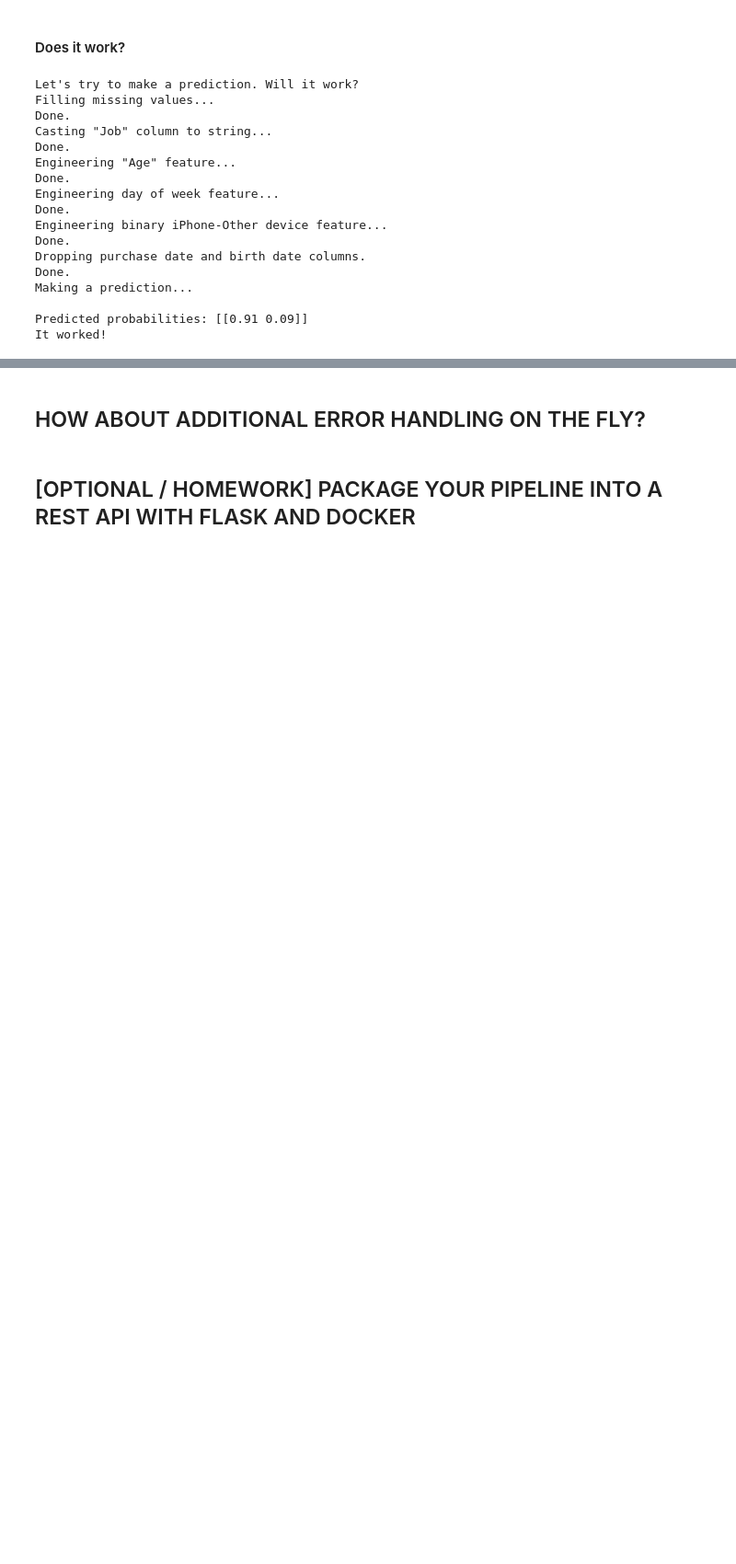
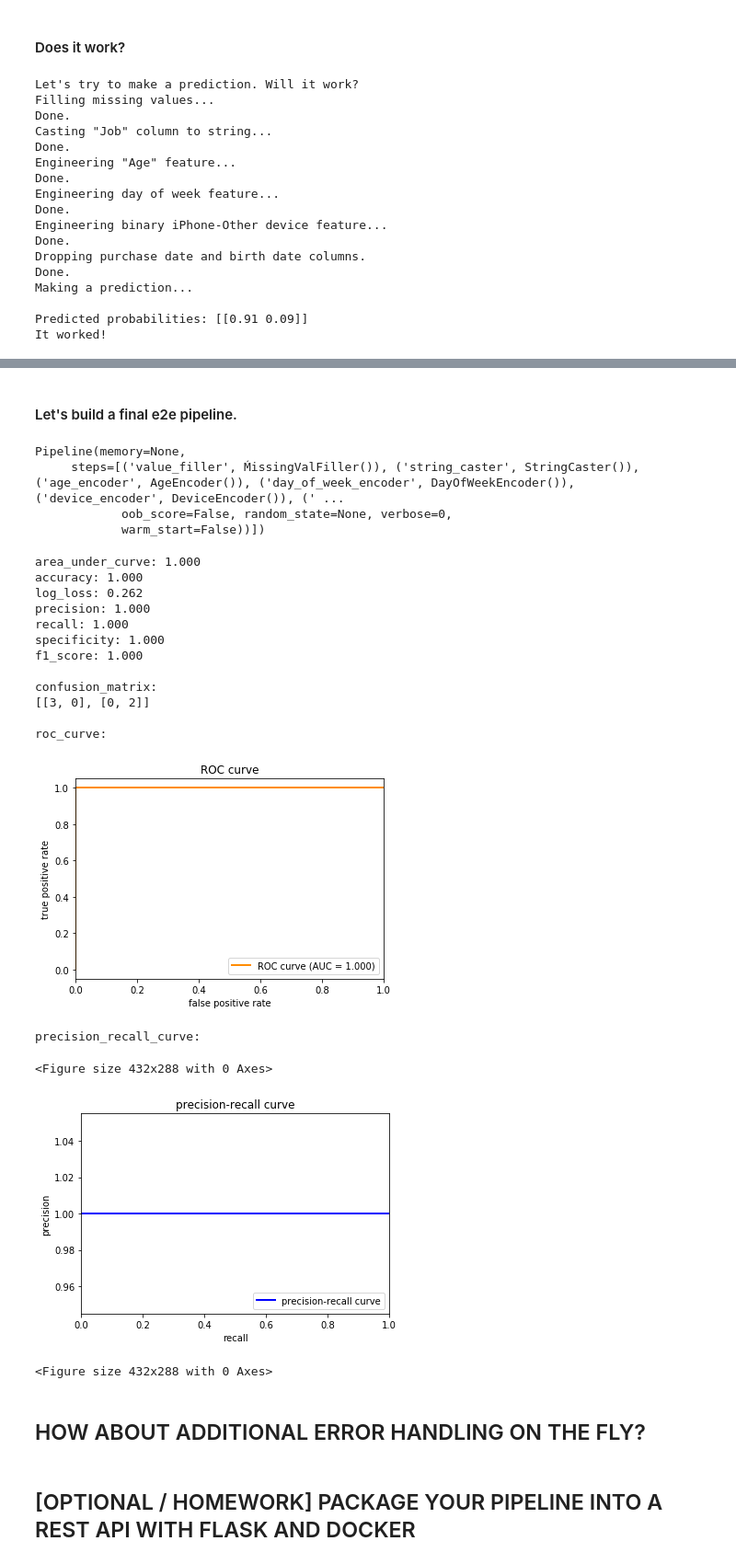
Before and after one commit to tsekulski/ml-in-production, a Jupyter notebook: notebooks/ml-in-production.ipynb, the cells around one changed output, grey strips where cells are left out. Shown at 92% size. Drawn from its saved outputs; the diff is of its cells as text; code cells hidden in the pictures; blank space fills up the shorter version.

Commit message:
add custom transformers and e2e pipeline

```diff
--- a/notebooks/ml-in-production.ipynb
+++ b/notebooks/ml-in-production.ipynb
@@ -1124,3 +1324,58 @@ It worked!
+# %% [markdown]
+#### Let's build a final e2e pipeline.
+# %%
+### Before doing so, we need to define one more utility transformer class...
+# Transformer for transforming df to a dict (needed input format for DictVectorizer)
+class DfDict(BaseEstimator, TransformerMixin):
+    def __init__(self):
+        pass
+
+    def fit(self, features_df, labels_df=None):
+        return self
+
+    def transform(self, features_df):
+        return features_df.to_dict('records')
+# %%
+e2e_pipeline = Pipeline([
+    ('value_filler', ḾissingValFiller()),
+    ('string_caster', StringCaster()),
+    ('age_encoder', AgeEncoder()),
+    ('day_of_week_encoder', DayOfWeekEncoder()),
+    ('device_encoder', DeviceEncoder()),
+    ('df_dict', DfDict()),
+    ('dict_vec', DictVectorizer()),
+  ('imputation', Imputer(missing_values='NaN', strategy='most_frequent')),
+  ('scaling', StandardScaler(with_mean=False)),
+  ('classifier', RF_clf)
+])
+
+# We can then fit (train) the pipeline on our training data - directly after having done the train/test split:
+e2e_pipeline.fit(df_original.iloc[:,:-1].head(5), df_original.iloc[:,-1:].head(5))
+# %% [output]
+Pipeline(memory=None,
+     steps=[('value_filler', ḾissingValFiller()), ('string_caster', StringCaster()), ('age_encoder', AgeEncoder()), ('day_of_week_encoder', DayOfWeekEncoder()), ('device_encoder', DeviceEncoder()), (' ...
+            oob_score=False, random_state=None, verbose=0,
+            warm_start=False))])
+# %%
+validate(e2e_pipeline, df_original.iloc[:,:-1].head(5), df_original.iloc[:,-1:].head(5))
+# %% [output]
+area_under_curve: 1.000
+accuracy: 1.000
+log_loss: 0.262
+precision: 1.000
+recall: 1.000
+specificity: 1.000
+f1_score: 1.000
+
+confusion_matrix:
+[[3, 0], [0, 2]]
+
+roc_curve:
+[figure, added]
+precision_recall_curve:
+<Figure size 432x288 with 0 Axes>
+[figure, added]
+<Figure size 432x288 with 0 Axes>
 # %% [markdown]
 ## HOW ABOUT ADDITIONAL ERROR HANDLING ON THE FLY?
 # %% [markdown]
```
Also changed, not shown: parts of 9 cells of this notebook.
